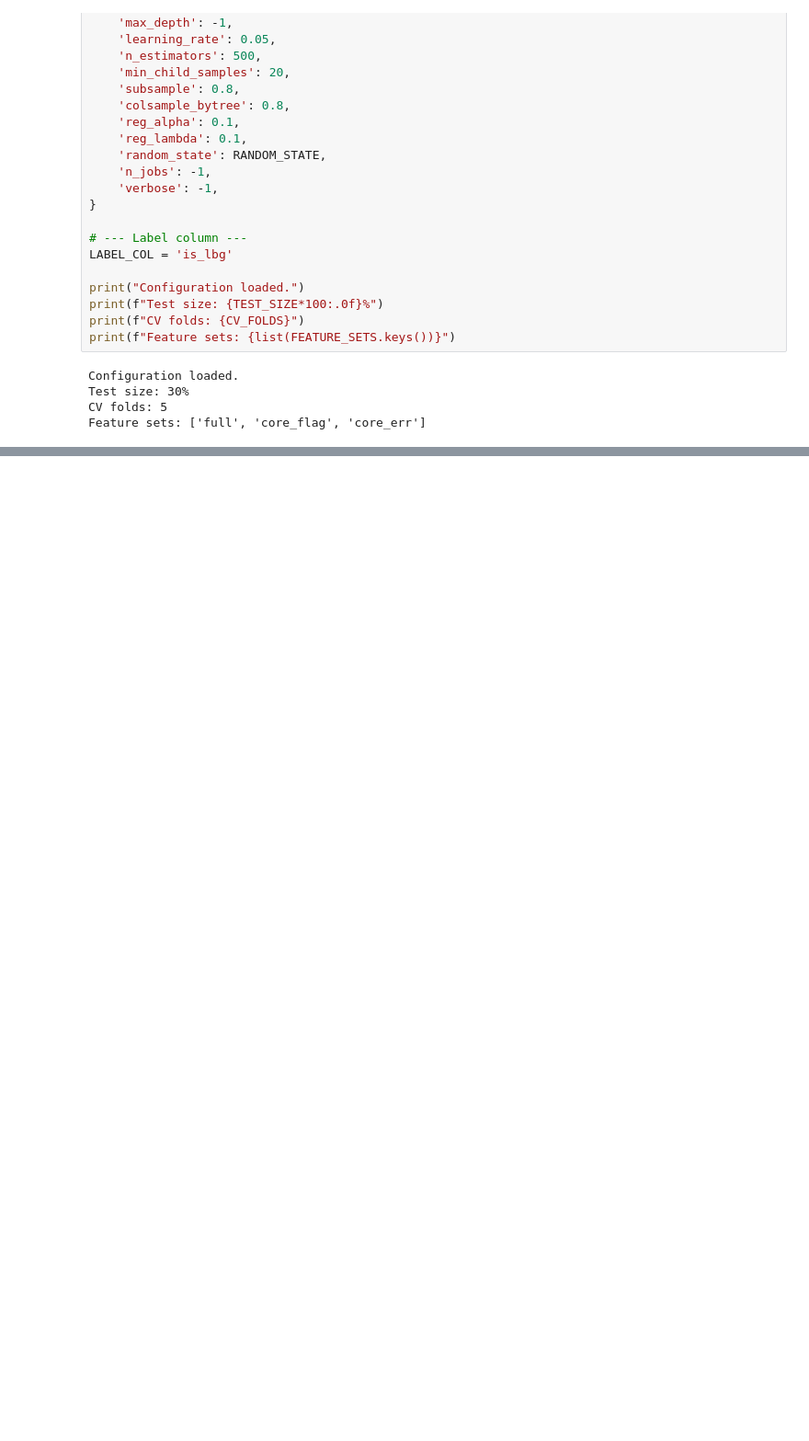
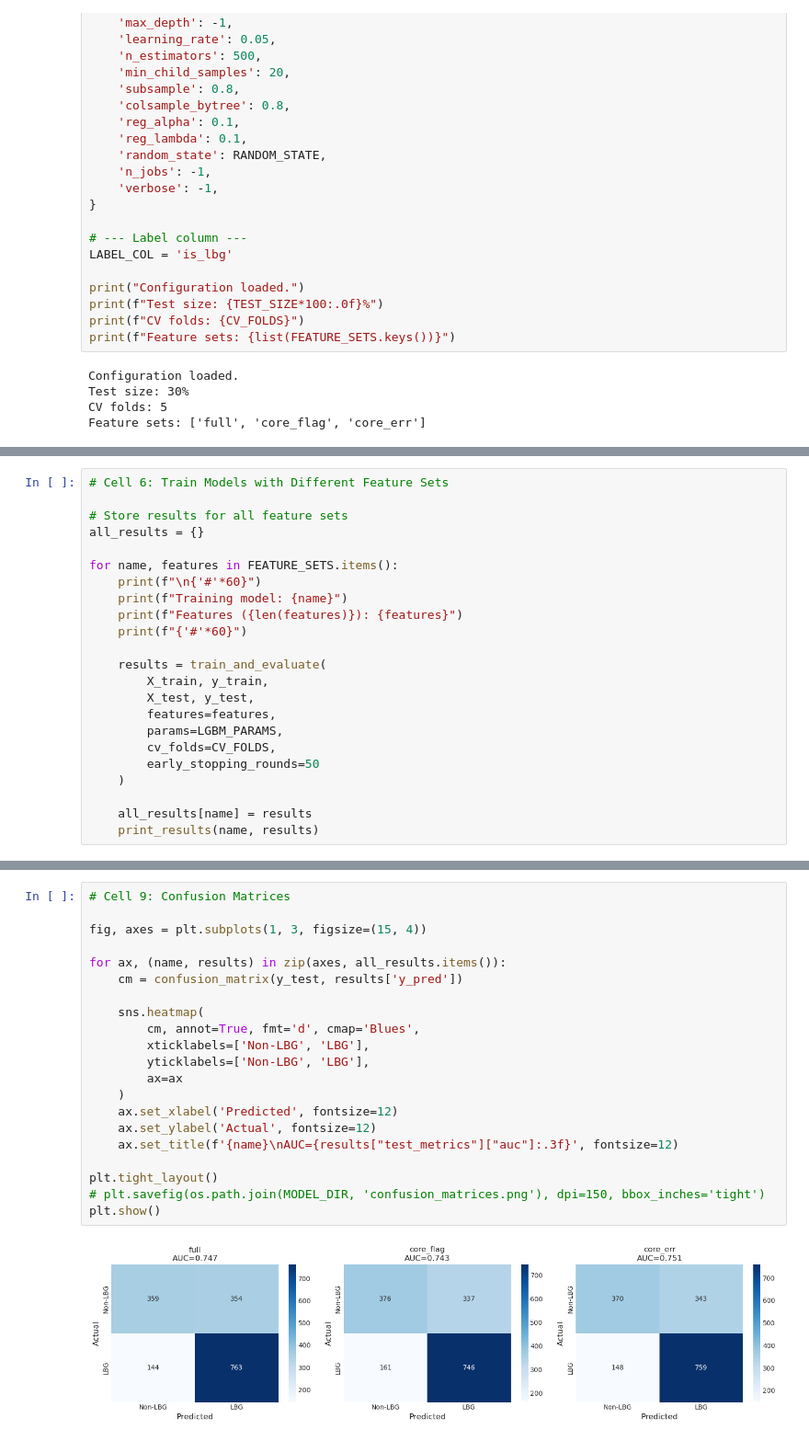
Before and after one commit to Zireael-Rhena/Target_Selection_Based_on_Photometric_Data, a Jupyter notebook: LBG_Classification_Model_Training.ipynb, the cells around one changed output, grey strips where cells are left out. Shown at 92% size. Cells and saved outputs as stored; diff of their text form; blank space fills up the shorter version.

```diff
--- a/LBG_Classification_Model_Training.ipynb
+++ b/LBG_Classification_Model_Training.ipynb
@@ -139,0 +311,23 @@ Missing values in features:
+# %%
+# Cell 6: Train Models with Different Feature Sets
+
+# Store results for all feature sets
+all_results = {}
+
+for name, features in FEATURE_SETS.items():
+    print(f"\n{'#'*60}")
+    print(f"Training model: {name}")
+    print(f"Features ({len(features)}): {features}")
+    print(f"{'#'*60}")
+
+    results = train_and_evaluate(
+        X_train, y_train,
+        X_test, y_test,
+        features=features,
+        params=LGBM_PARAMS,
+        cv_folds=CV_FOLDS,
+        early_stopping_rounds=50
+    )
+
+    all_results[name] = results
+    print_results(name, results)
@@ -139,0 +445,23 @@ Missing values in features:
+# %%
+# Cell 9: Confusion Matrices
+
+fig, axes = plt.subplots(1, 3, figsize=(15, 4))
+
+for ax, (name, results) in zip(axes, all_results.items()):
+    cm = confusion_matrix(y_test, results['y_pred'])
+
+    sns.heatmap(
+        cm, annot=True, fmt='d', cmap='Blues',
+        xticklabels=['Non-LBG', 'LBG'],
+        yticklabels=['Non-LBG', 'LBG'],
+        ax=ax
+    )
+    ax.set_xlabel('Predicted', fontsize=12)
+    ax.set_ylabel('Actual', fontsize=12)
+    ax.set_title(f'{name}\nAUC={results["test_metrics"]["auc"]:.3f}', fontsize=12)
+
+plt.tight_layout()
+# plt.savefig(os.path.join(MODEL_DIR, 'confusion_matrices.png'), dpi=150, bbox_inches='tight')
+plt.show()
+# %% [output]
+[figure, added]
```
Also changed, not shown: parts of 9 cells of this notebook.
